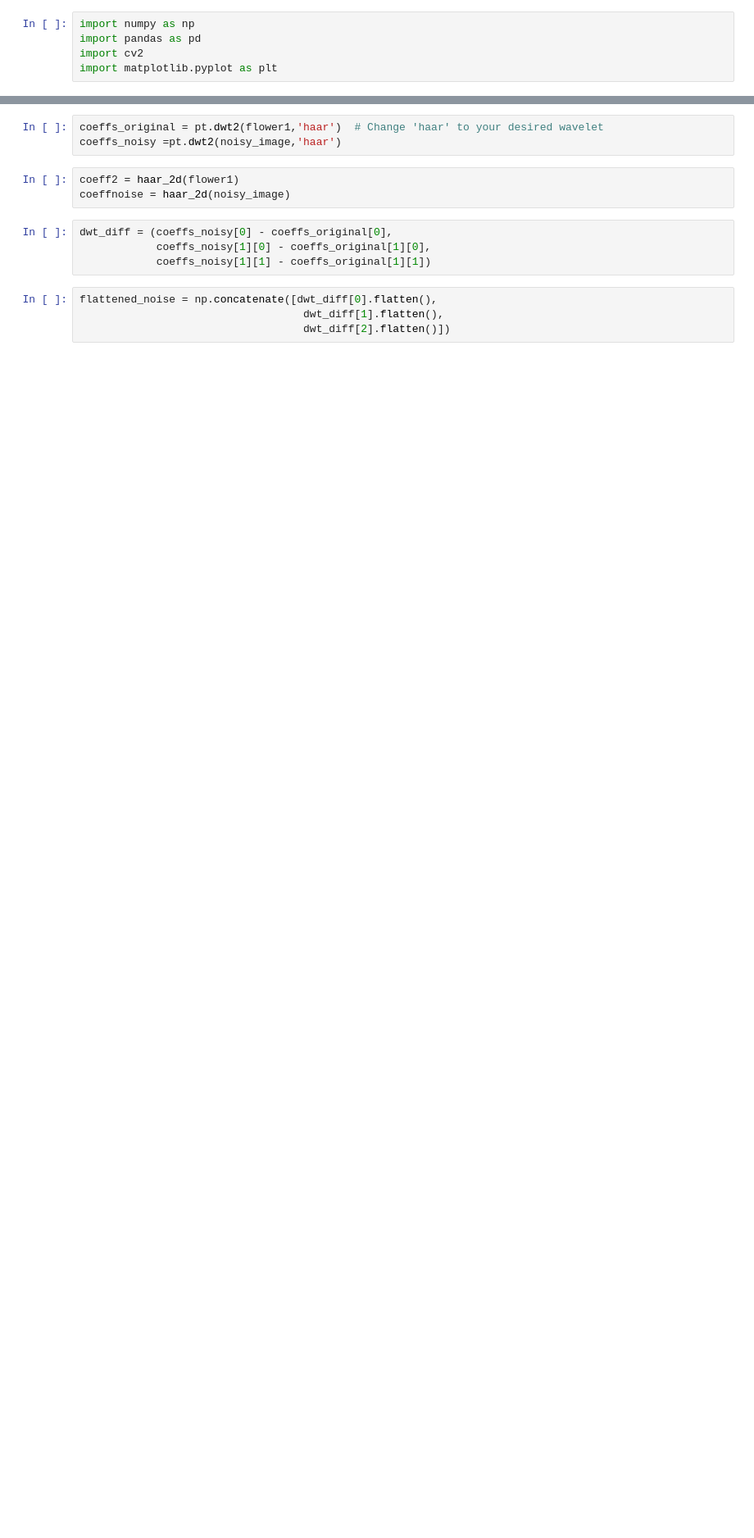
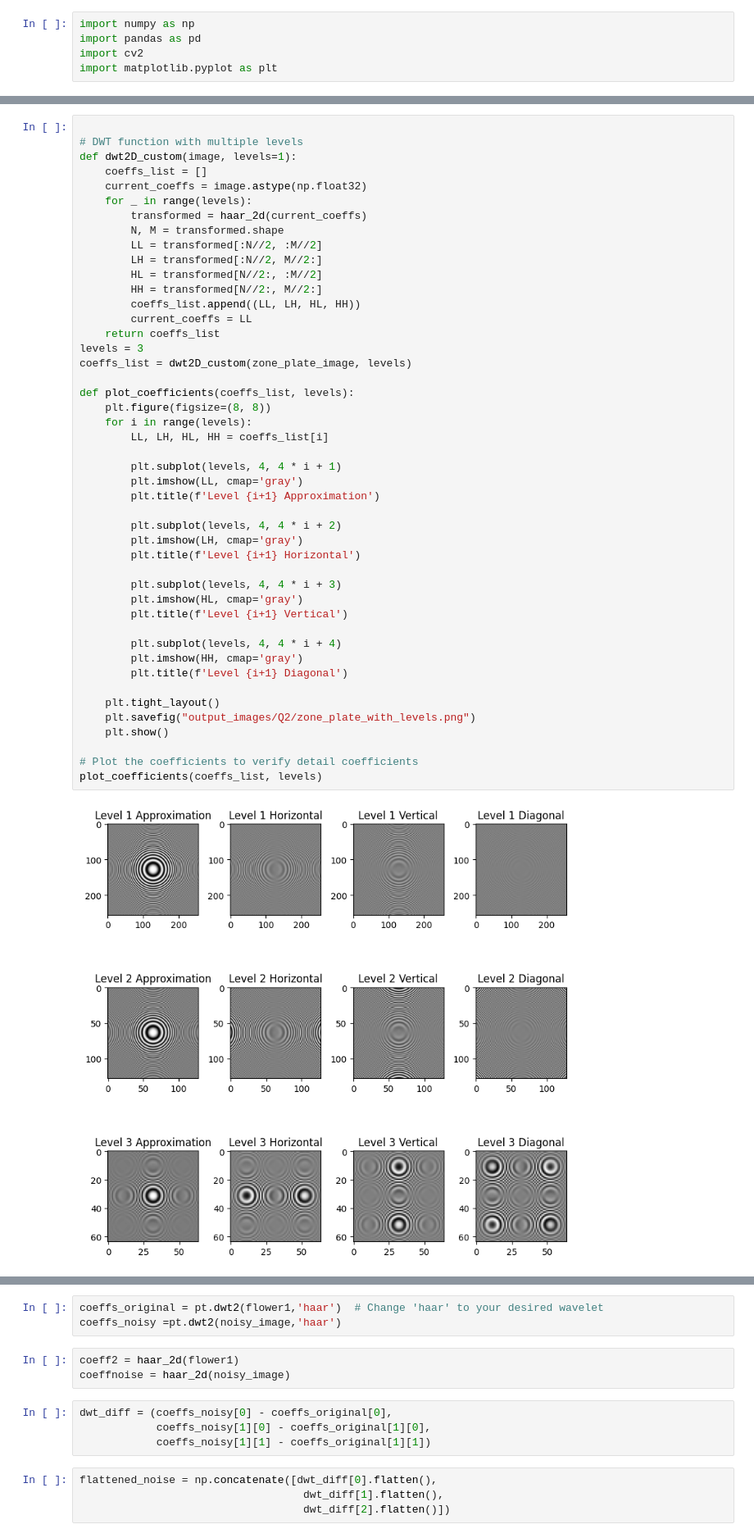
Before and after one commit to Dbasu262001/COL783_Assignments_24-25-SEM-I, a Jupyter notebook: A3/Q2.ipynb, the cells around one changed output, grey strips where cells are left out. Shown at 82% size. Saved outputs shown, nothing was run; the diff lists cells and outputs as text; blank space fills up the shorter version.

```diff
--- a/A3/Q2.ipynb
+++ b/A3/Q2.ipynb
@@ -6 +45,49 @@ import matplotlib.pyplot as plt
+# %%
+
+# DWT function with multiple levels
+def dwt2D_custom(image, levels=1):
+    coeffs_list = []
+    current_coeffs = image.astype(np.float32)
+    for _ in range(levels):
+        transformed = haar_2d(current_coeffs)
+        N, M = transformed.shape
+        LL = transformed[:N//2, :M//2]
+        LH = transformed[:N//2, M//2:]
+        HL = transformed[N//2:, :M//2]
+        HH = transformed[N//2:, M//2:]
+        coeffs_list.append((LL, LH, HL, HH))
+        current_coeffs = LL
+    return coeffs_list
+levels = 3
+coeffs_list = dwt2D_custom(zone_plate_image, levels)
+
+def plot_coefficients(coeffs_list, levels):
+    plt.figure(figsize=(8, 8))
+    for i in range(levels):
+        LL, LH, HL, HH = coeffs_list[i]
+
+        plt.subplot(levels, 4, 4 * i + 1)
+        plt.imshow(LL, cmap='gray')
+        plt.title(f'Level {i+1} Approximation')
+
+        plt.subplot(levels, 4, 4 * i + 2)
+        plt.imshow(LH, cmap='gray')
+        plt.title(f'Level {i+1} Horizontal')
+
+        plt.subplot(levels, 4, 4 * i + 3)
+        plt.imshow(HL, cmap='gray')
+        plt.title(f'Level {i+1} Vertical')
+
+        plt.subplot(levels, 4, 4 * i + 4)
+        plt.imshow(HH, cmap='gray')
+        plt.title(f'Level {i+1} Diagonal')
+
+    plt.tight_layout()
+    plt.savefig("output_images/Q2/zone_plate_with_levels.png")
+    plt.show()
+
+# Plot the coefficients to verify detail coefficients
+plot_coefficients(coeffs_list, levels)
+# %% [output]
+[figure, added]
 # %%
```
Also changed, not shown: parts of 11 cells of this notebook, 32 other files.
